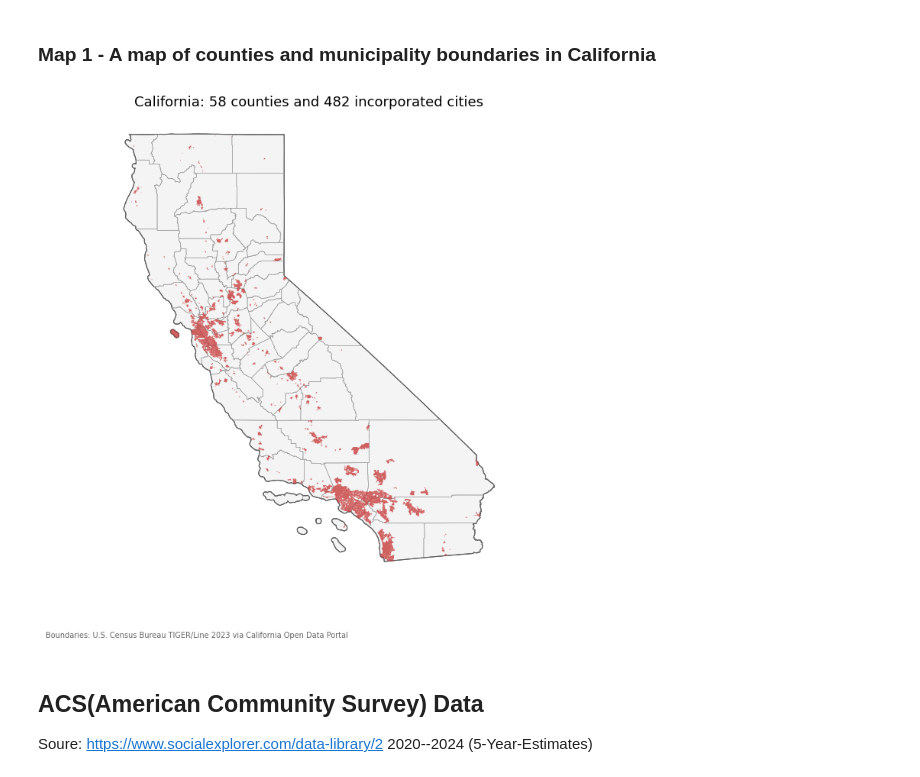
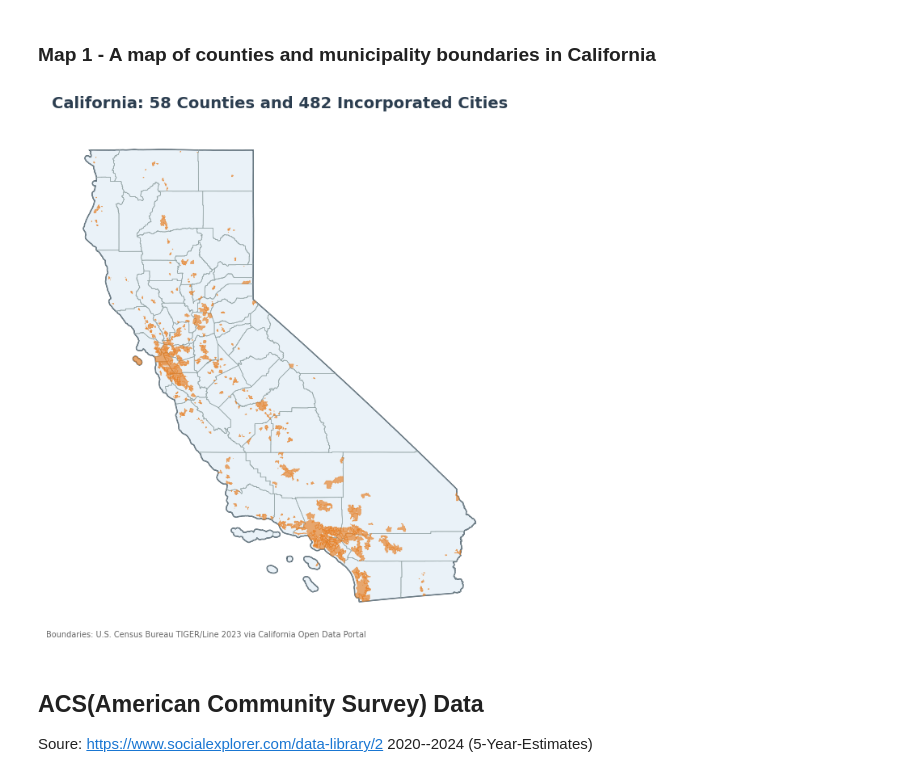
Before and after one commit to HowardChen0211/gisPy, a Jupyter notebook: ProblemSets_map.ipynb, the cells around one changed output. Saved outputs shown, nothing was run; the diff lists cells and outputs as text; code cells hidden in the pictures.

```diff
--- a/ProblemSets_map.ipynb
+++ b/ProblemSets_map.ipynb
@@ -235,17 +235,21 @@ And there are three dense clusters(the Bay Area, the Los Angeles basin, and the
 # %%
 fig, ax = plt.subplots(figsize=(7, 8))
 
-state.plot(ax=ax, color="#f4f4f4", edgecolor="black", linewidth=0.8)
-counties.plot(ax=ax, color="none", edgecolor="#9a9a9a", linewidth=0.4)
-cities.plot(ax=ax, color="#c53030", linewidth=0, alpha=0.75)
+state.plot(ax=ax, color="#EAF2F8", edgecolor="#2C3E50", linewidth=1.0)
 
-ax.set_title("California: 58 counties and 482 incorporated cities", fontsize=13)
+counties.plot(ax=ax, color="none", edgecolor="#95A5A6", linewidth=0.45)
+
+cities.plot(ax=ax, color="#E67E22", edgecolor="#e67e22", alpha=0.65, linewidth=0.35)
+
+ax.set_title("California: 58 Counties and 482 Incorporated Cities", fontsize=14, fontweight="bold", color="#2C3E50")
+
 ax.set_axis_off()
-fig.text(0.02, 0.02, "Boundaries: U.S. Census Bureau TIGER/Line 2023 via California Open Data Portal",
-         fontsize=7, color="#666666")
+
+fig.text(0.10, 0.09, "Boundaries: U.S. Census Bureau TIGER/Line 2023 via California Open Data Portal", fontsize=7, color="#666666")
+
 plt.show()
 # %% [output]
-[figure, old version]
+[figure, new version]
 # %% [markdown]
 ## ACS(American Community Survey) Data
 
```
Also changed, not shown: parts of 1 cell of this notebook.
